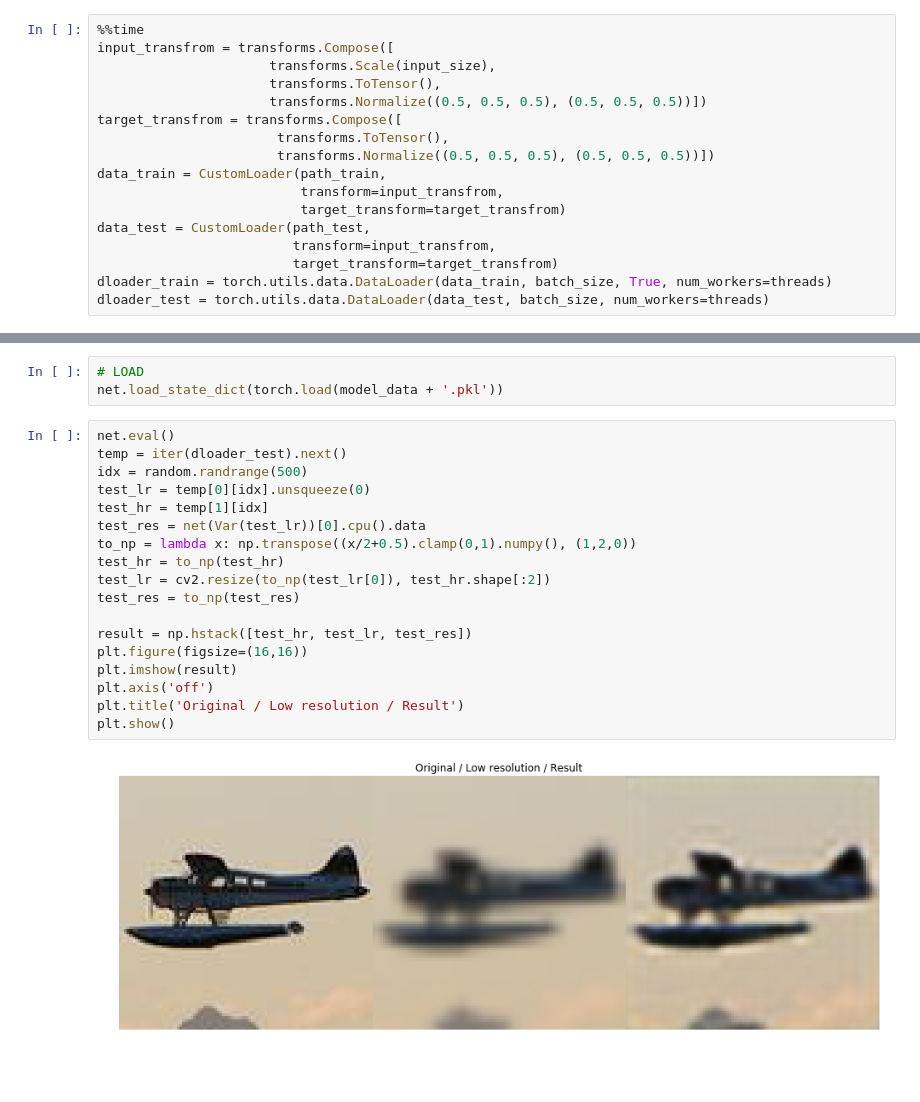
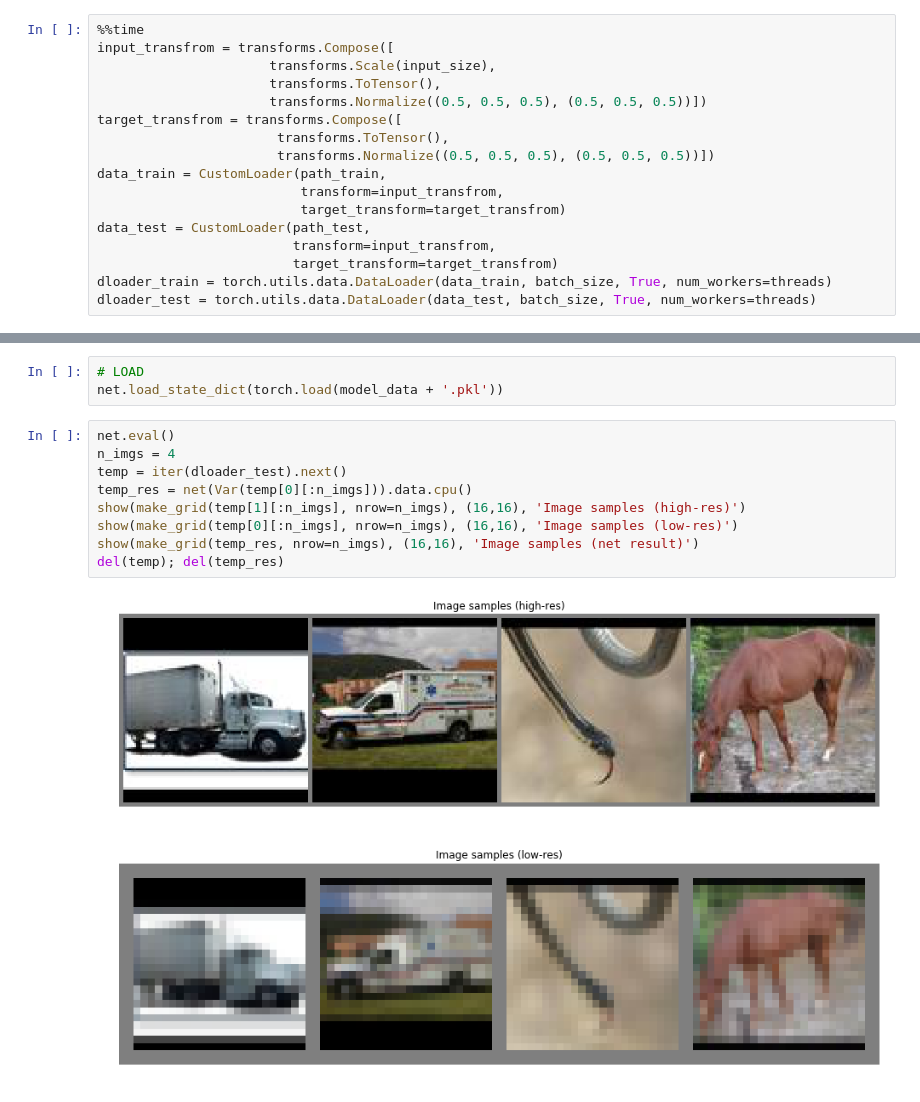
Before and after one commit to renato145/sres, a Jupyter notebook: pytorch/pytorch_version.ipynb, the cells around one changed output, grey strips where cells are left out. Drawn from its saved outputs; the diff is of its cells as text.

```diff
--- a/pytorch/pytorch_version.ipynb
+++ b/pytorch/pytorch_version.ipynb
@@ -39,5 +39,5 @@ data_test = CustomLoader(path_test,
                          transform=input_transfrom,
                          target_transform=target_transfrom)
 dloader_train = torch.utils.data.DataLoader(data_train, batch_size, True, num_workers=threads)
-dloader_test = torch.utils.data.DataLoader(data_test, batch_size, num_workers=threads)
+dloader_test = torch.utils.data.DataLoader(data_test, batch_size, True, num_workers=threads)
 # %% [output]
@@ -188,23 +204,15 @@ FileNotFoundError: [Errno 2] No such file or directory: 'model_weights_temp.pkl'
 # %%
 # LOAD
 net.load_state_dict(torch.load(model_data + '.pkl'))
-# %%
-net.eval()
-temp = iter(dloader_test).next()
-idx = random.randrange(500)
-test_lr = temp[0][idx].unsqueeze(0)
-test_hr = temp[1][idx]
-test_res = net(Var(test_lr))[0].cpu().data
-to_np = lambda x: np.transpose((x/2+0.5).clamp(0,1).numpy(), (1,2,0))
-test_hr = to_np(test_hr)
-test_lr = cv2.resize(to_np(test_lr[0]), test_hr.shape[:2])
-test_res = to_np(test_res)
-
-result = np.hstack([test_hr, test_lr, test_res])
-plt.figure(figsize=(16,16))
-plt.imshow(result)
-plt.axis('off')
-plt.title('Original / Low resolution / Result')
-plt.show()
-# %% [output]
-[figure, removed]
+# %%
+net.eval()
+n_imgs = 4
+temp = iter(dloader_test).next()
+temp_res = net(Var(temp[0][:n_imgs])).data.cpu()
+show(make_grid(temp[1][:n_imgs], nrow=n_imgs), (16,16), 'Image samples (high-res)')
+show(make_grid(temp[0][:n_imgs], nrow=n_imgs), (16,16), 'Image samples (low-res)')
+show(make_grid(temp_res, nrow=n_imgs), (16,16), 'Image samples (net result)')
+del(temp); del(temp_res)
+# %% [output]
+[figure, added]
+[figure, added]
```
Also changed, not shown: parts of 9 cells of this notebook, 1 other file.
